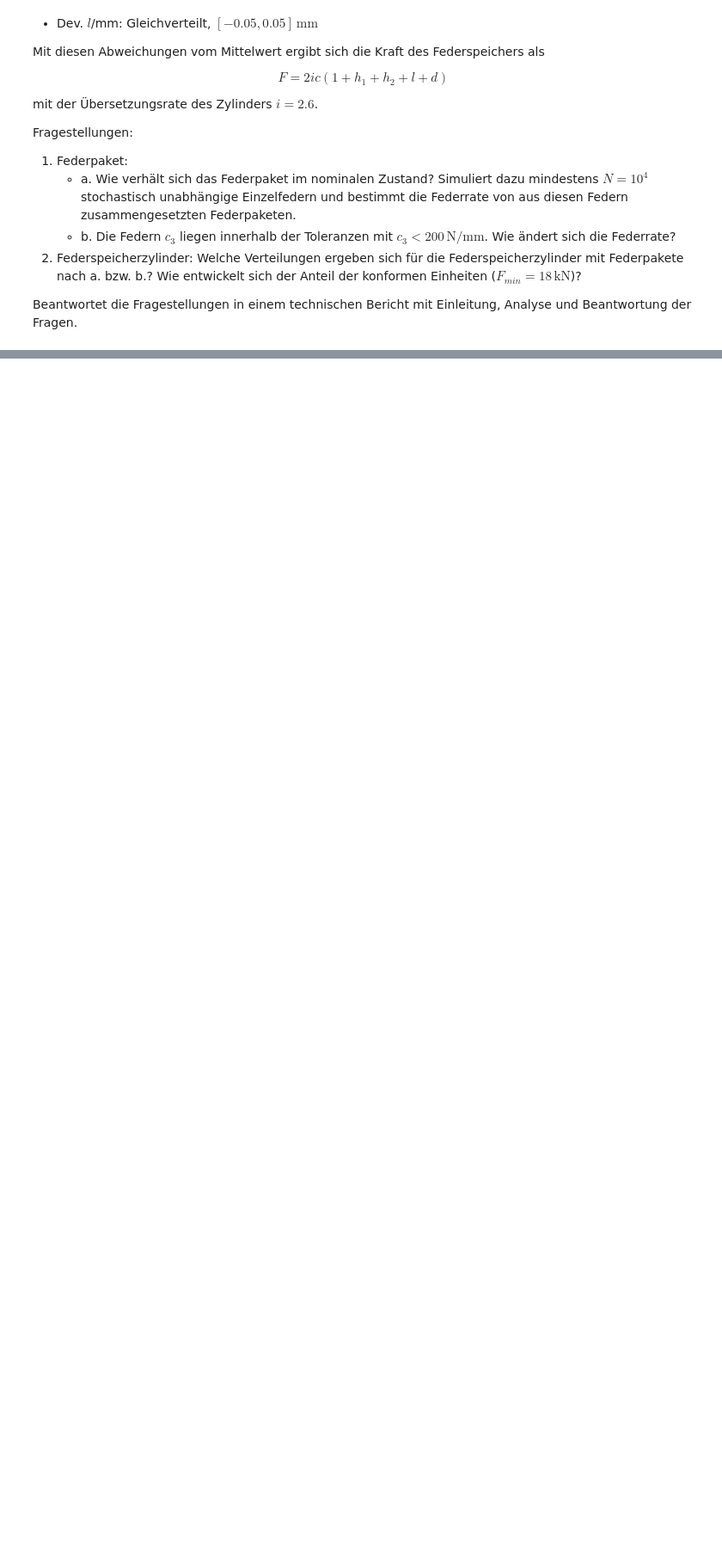
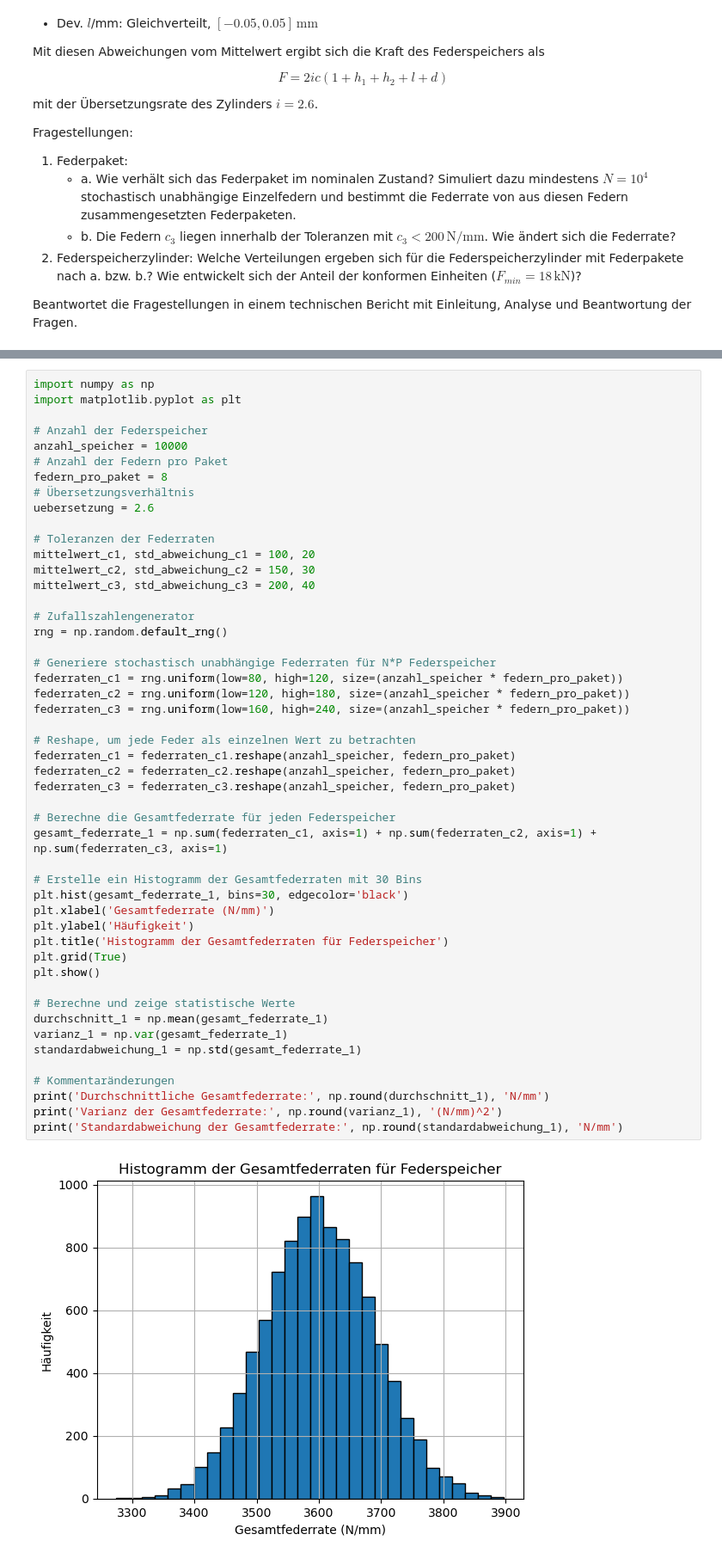
Before and after one commit to FHAC-MdQM/monte-carlo-simulation-td2648s, a Jupyter notebook: MonteCarlo.ipynb, the cells around one changed output, grey strips where cells are left out. Shown: that part at 86% size. Saved outputs shown, nothing was run; the diff lists cells and outputs as text; blank space fills up the shorter version.

```diff
--- a/MonteCarlo.ipynb
+++ b/MonteCarlo.ipynb
@@ -40,0 +43,51 @@ Beantwortet die Fragestellungen in einem technischen Bericht mit Einleitung, Ana
+# %%
+import numpy as np
+import matplotlib.pyplot as plt
+
+# Anzahl der Federspeicher
+anzahl_speicher = 10000
+# Anzahl der Federn pro Paket
+federn_pro_paket = 8
+# Übersetzungsverhältnis
+uebersetzung = 2.6
+
+# Toleranzen der Federraten
+mittelwert_c1, std_abweichung_c1 = 100, 20
+mittelwert_c2, std_abweichung_c2 = 150, 30
+mittelwert_c3, std_abweichung_c3 = 200, 40
+
+# Zufallszahlengenerator
+rng = np.random.default_rng()
+
+# Generiere stochastisch unabhängige Federraten für N*P Federspeicher
+federraten_c1 = rng.uniform(low=80, high=120, size=(anzahl_speicher * federn_pro_paket))
+federraten_c2 = rng.uniform(low=120, high=180, size=(anzahl_speicher * federn_pro_paket))
+federraten_c3 = rng.uniform(low=160, high=240, size=(anzahl_speicher * federn_pro_paket))
+
+# Reshape, um jede Feder als einzelnen Wert zu betrachten
+federraten_c1 = federraten_c1.reshape(anzahl_speicher, federn_pro_paket)
+federraten_c2 = federraten_c2.reshape(anzahl_speicher, federn_pro_paket)
+federraten_c3 = federraten_c3.reshape(anzahl_speicher, federn_pro_paket)
+
+# Berechne die Gesamtfederrate für jeden Federspeicher
+gesamt_federrate_1 = np.sum(federraten_c1, axis=1) + np.sum(federraten_c2, axis=1) + np.sum(federraten_c3, axis=1)
+
+# Erstelle ein Histogramm der Gesamtfederraten mit 30 Bins
+plt.hist(gesamt_federrate_1, bins=30, edgecolor='black')
+plt.xlabel('Gesamtfederrate (N/mm)')
+plt.ylabel('Häufigkeit')
+plt.title('Histogramm der Gesamtfederraten für Federspeicher')
+plt.grid(True)
+plt.show()
+
+# Berechne und zeige statistische Werte
+durchschnitt_1 = np.mean(gesamt_federrate_1)
+varianz_1 = np.var(gesamt_federrate_1)
+standardabweichung_1 = np.std(gesamt_federrate_1)
+
+# Kommentaränderungen
+print('Durchschnittliche Gesamtfederrate:', np.round(durchschnitt_1), 'N/mm')
+print('Varianz der Gesamtfederrate:', np.round(varianz_1), '(N/mm)^2')
+print('Standardabweichung der Gesamtfederrate:', np.round(standardabweichung_1), 'N/mm')
+# %% [output]
+[figure, added]
```
Also changed, not shown: parts of 6 cells of this notebook.
